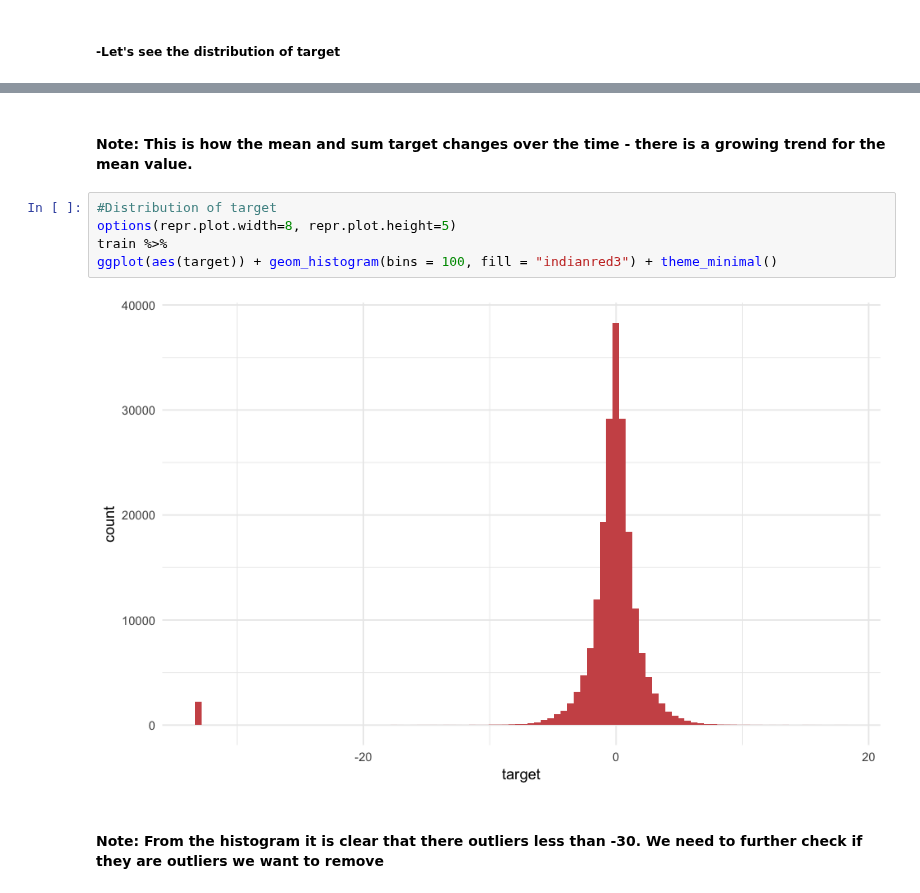
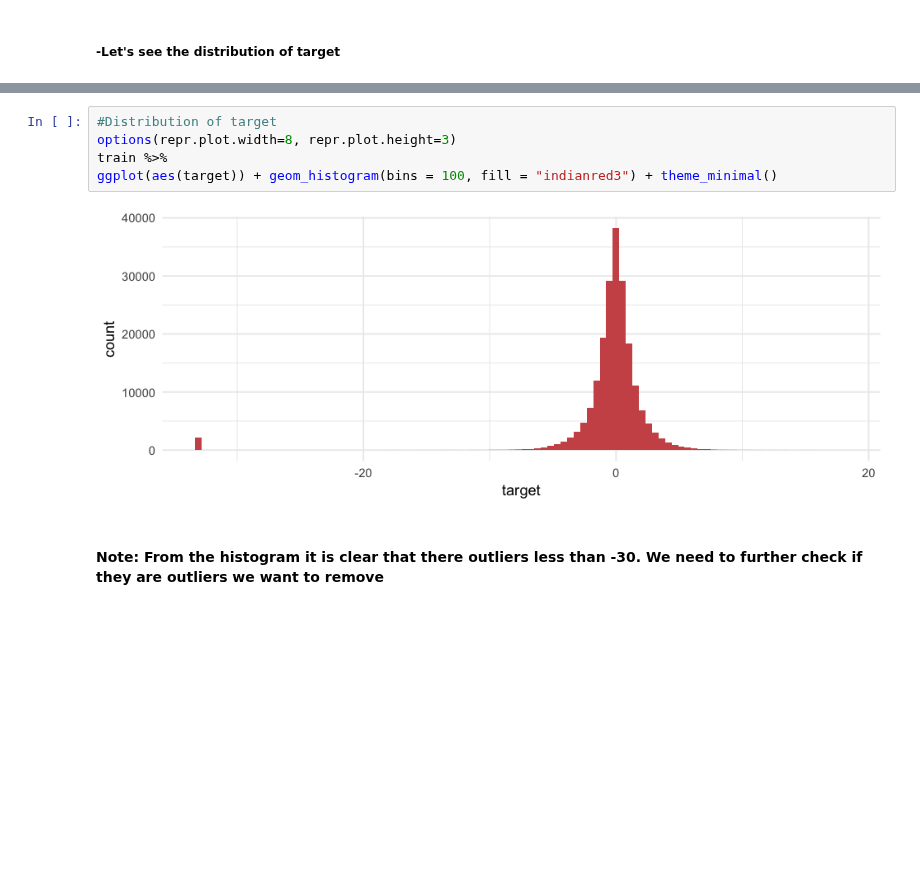
Before and after one commit to hsing-yi-wang/Kaggle_Projects, a Jupyter notebook: Elo_Merchant.ipynb, the cells around one changed output, grey strips where cells are left out. Cells and saved outputs as stored; diff of their text form; blank space fills up the shorter version.

```diff
--- a/Elo_Merchant.ipynb
+++ b/Elo_Merchant.ipynb
@@ -135,12 +130,10 @@ train %>%
-# %% [markdown]
-#### Note: This is how the mean and sum target changes over the time - there is a growing trend for the mean value.
 # %%
 #Distribution of target
-options(repr.plot.width=8, repr.plot.height=5)
+options(repr.plot.width=8, repr.plot.height=3)
 train %>%
 ggplot(aes(target)) + geom_histogram(bins = 100, fill = "indianred3") + theme_minimal()
 # %% [output]
-[figure, old version]
+[figure, new version]
 # %% [markdown]
 #### Note: From the histogram it is clear that there outliers less than -30. We need to further check if they are outliers we want to remove
 # %% [markdown]
```
Also changed, not shown: parts of 16 cells of this notebook, 1 other file.
